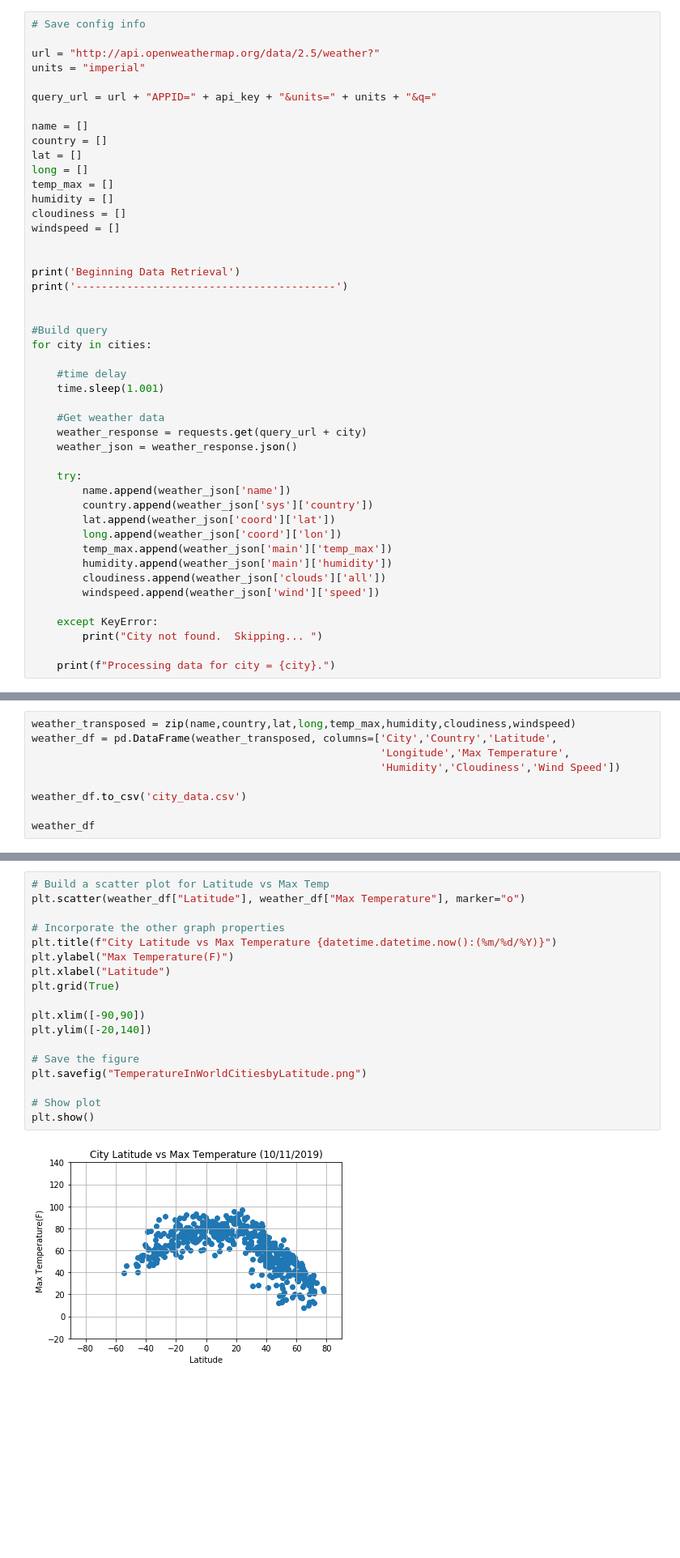
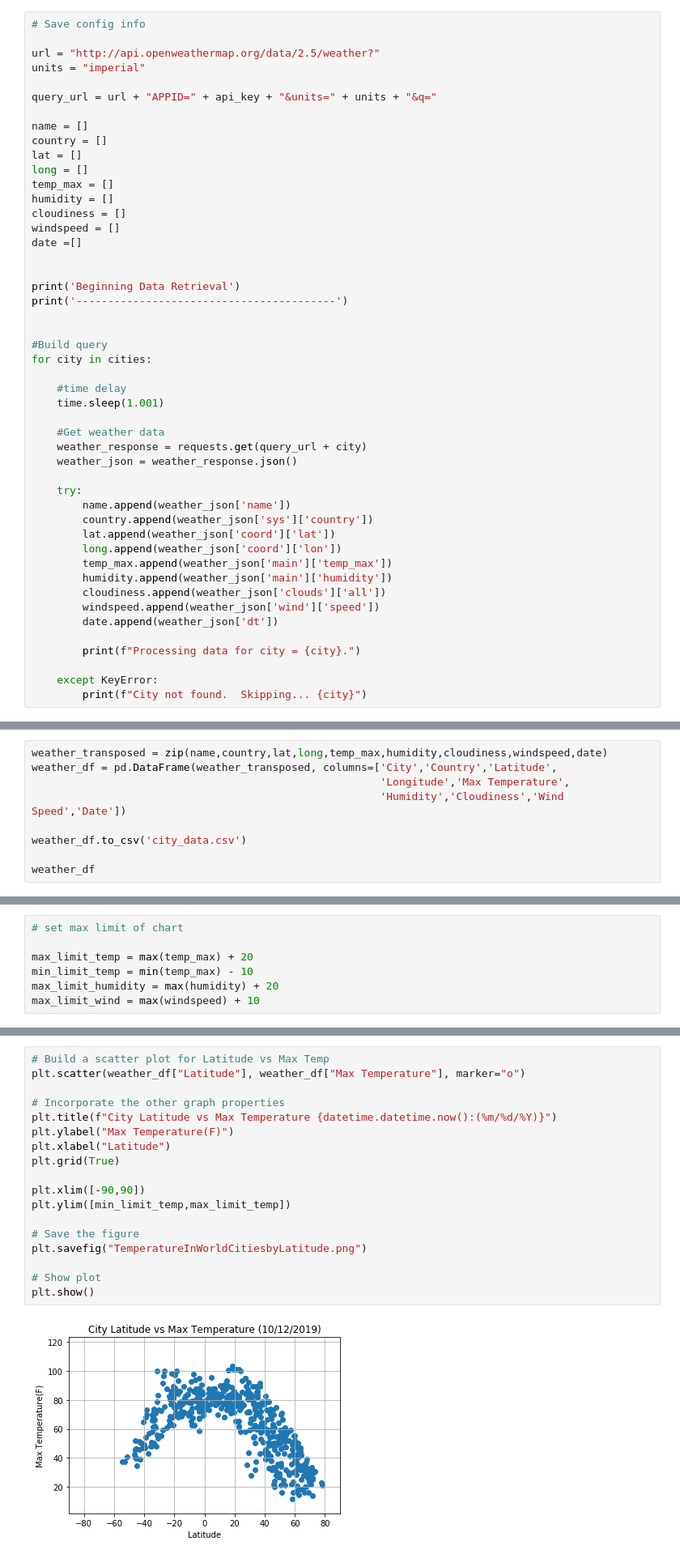
Before and after one commit to jbell69/python-api-challenge, a Jupyter notebook: WeatherPy/WeatherPy.ipynb, the cells around one changed output, grey strips where cells are left out. Shown at 81% size. Cells and saved outputs as stored; diff of their text form; blank space fills up the shorter version.

```diff
--- a/WeatherPy/WeatherPy.ipynb
+++ b/WeatherPy/WeatherPy.ipynb
@@ -69,6 +69,7 @@ temp_max = []
 humidity = []
 cloudiness = []
 windspeed = []
+date =[]
 
 
 print('Beginning Data Retrieval')
@@ -94,11 +95,12 @@ for city in cities:
         humidity.append(weather_json['main']['humidity'])
         cloudiness.append(weather_json['clouds']['all'])
         windspeed.append(weather_json['wind']['speed'])
+        date.append(weather_json['dt'])
+
+        print(f"Processing data for city = {city}.")
 
     except KeyError:
-        print("City not found.  Skipping... ")
-
-    print(f"Processing data for city = {city}.")
+        print(f"City not found.  Skipping... {city}")
 # %% [output]
 Beginning Data Retrieval
 -----------------------------------------
@@ -122,10 +124,10 @@ Processing data for city = vaitape.
 * Export the city data into a .csv.
 * Display the DataFrame
 # %%
-weather_transposed = zip(name,country,lat,long,temp_max,humidity,cloudiness,windspeed)
+weather_transposed = zip(name,country,lat,long,temp_max,humidity,cloudiness,windspeed,date)
 weather_df = pd.DataFrame(weather_transposed, columns=['City','Country','Latitude',
                                                        'Longitude','Max Temperature',
-                                                       'Humidity','Cloudiness','Wind Speed'])
+                                                       'Humidity','Cloudiness','Wind Speed','Date'])
 
 weather_df.to_csv('city_data.csv')
 
@@ -147,3 +149,10 @@ weather_df
+# %%
+# set max limit of chart
+
+max_limit_temp = max(temp_max) + 20
+min_limit_temp = min(temp_max) - 10
+max_limit_humidity = max(humidity) + 20
+max_limit_wind = max(windspeed) + 10
 # %% [markdown]
 ### Plotting the Data
 * Use proper labeling of the plots using plot titles (including date of analysis) and axes labels.
@@ -153,23 +162,23 @@ weather_df
 # %%
 # Build a scatter plot for Latitude vs Max Temp
 plt.scatter(weather_df["Latitude"], weather_df["Max Temperature"], marker="o")
 
 # Incorporate the other graph properties
 plt.title(f"City Latitude vs Max Temperature {datetime.datetime.now():(%m/%d/%Y)}")
 plt.ylabel("Max Temperature(F)")
 plt.xlabel("Latitude")
 plt.grid(True)
 
 plt.xlim([-90,90])
-plt.ylim([-20,140])
+plt.ylim([min_limit_temp,max_limit_temp])
 
 # Save the figure
 plt.savefig("TemperatureInWorldCitiesbyLatitude.png")
 
 # Show plot
 plt.show()
 # %% [output]
-[figure, old version]
+[figure, new version]
 # %% [markdown]
 #### Latitude vs. Humidity Plot
 # %%
```
Also changed, not shown: parts of 6 cells of this notebook, 5 other files.
